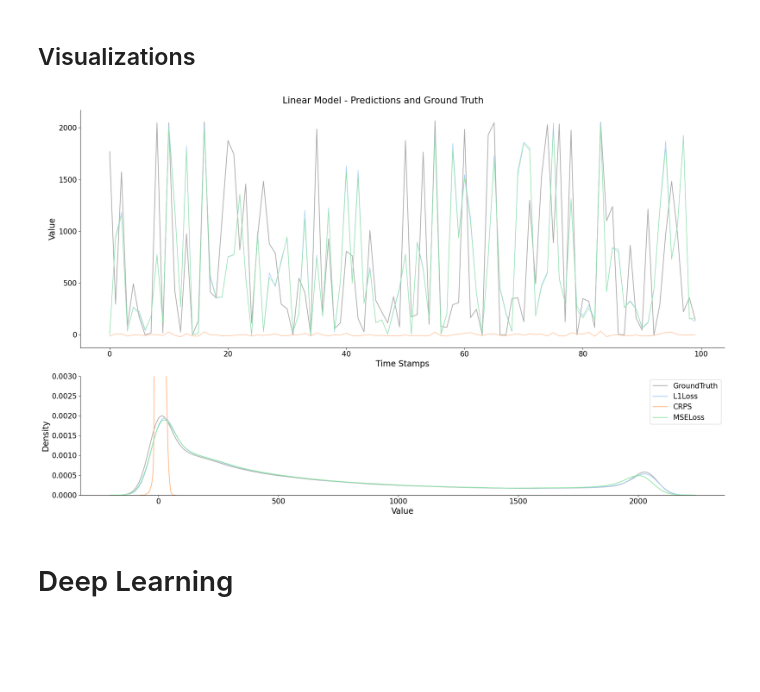
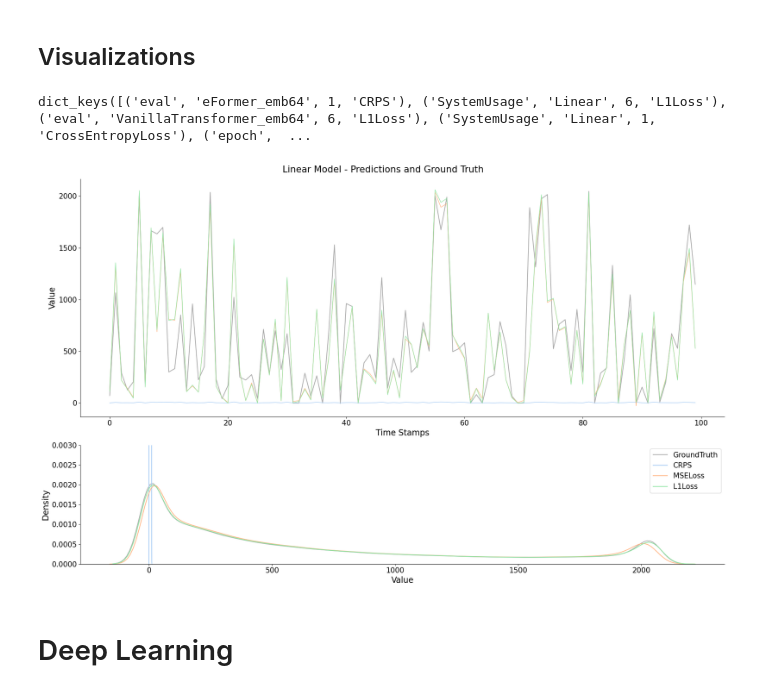
Before and after one commit to janbesler/Masterarbeit, a Jupyter notebook: src/3_Visualizations.ipynb, the cells around one changed output. Saved outputs shown, nothing was run; the diff lists cells and outputs as text; code cells hidden in the pictures; blank space fills up the shorter version.

```diff
--- a/src/3_Visualizations.ipynb
+++ b/src/3_Visualizations.ipynb
@@ -201,6 +201,10 @@ Epoch_LaTeX(linear_dfs, model_type='Linear')
 \end{table}
 # %% [markdown]
 ## Visualizations
+# %%
+linear_dfs.keys()
+# %% [output]
+dict_keys([('eval', 'eFormer_emb64', 1, 'CRPS'), ('SystemUsage', 'Linear', 6, 'L1Loss'), ('eval', 'VanillaTransformer_emb64', 6, 'L1Loss'), ('SystemUsage', 'Linear', 1, 'CrossEntropyLoss'), ('epoch',  ...
 # %%
 def eval_df_with_kde(model, data_frames, prediction_length, exclude_loss_functions=[]):
     """
@@ -265,35 +269,35 @@ def eval_df_with_kde(model, data_frames, prediction_length, exclude_loss_functio
                      label=column, color=color_dict[column], linewidth=1)
     ax[0].set_xlabel('Time Stamps', fontsize=(tick_size + 2))
     ax[0].set_ylabel('Value', fontsize=(tick_size + 2))
     ax[0].legend().set_visible(False)  # Explicitly hide the legend
     ax[0].tick_params(labelsize=tick_size)
 
     sns.despine(ax=ax[0])  # Remove spines on right and top side
 
     # KDE plot
     # Plot "GroundTruth" KDE first so it's in the legend
     sns.kdeplot(ax=ax[1], data=aggregated_df['GroundTruth'], label='GroundTruth', color=ground_truth_color)
     for column in columns_to_plot:
         sns.kdeplot(ax=ax[1], data=aggregated_df[column], label=column, color=color_dict[column])
     ax[1].set_ylim([0, 0.003])
     ax[1].set_xlabel('Value', fontsize=(tick_size + 2))
     ax[1].set_ylabel('Density', fontsize=(tick_size + 2))
     ax[1].legend(title_fontsize=(tick_size + 1), fontsize=(tick_size))
     ax[1].tick_params(labelsize=tick_size)
 
     sns.despine(ax=ax[1])  # Remove spines on right and top side
 
     plt.tight_layout()  # Prevent overlapping
 
     # Set a title for the whole figure
     fig.suptitle(f'{model} Model - Predictions and Ground Truth', fontsize=(tick_size + 4), y=1.02)
     plt.savefig(f'../graphs/results/{model}_pred{prediction_length}_analysis.png', dpi=600, bbox_inches='tight')
     plt.show()
 
 # Example usage:
-eval_df_with_kde('Linear', linear_dfs, 144, exclude_loss_functions=[])
+eval_df_with_kde('Linear', linear_dfs, 6, exclude_loss_functions=['CrossEntropyLoss'])
 # %% [output]
-[figure, old version]
+[figure, new version]
 # %%
 def eval_df_with_kde(model, data_frames, prediction_length, embedding_length=32, exclude_loss_functions=[], tick_size=10):
     """
```
Also changed, not shown: parts of 1 cell of this notebook, 6 other files.
